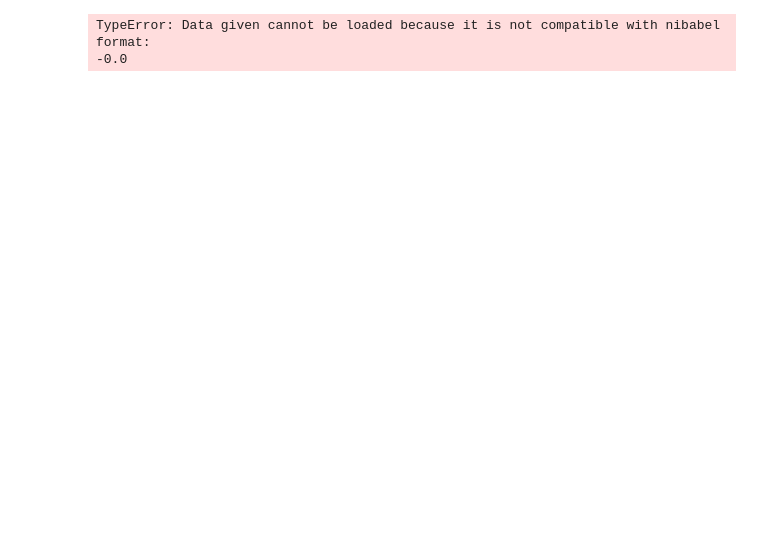
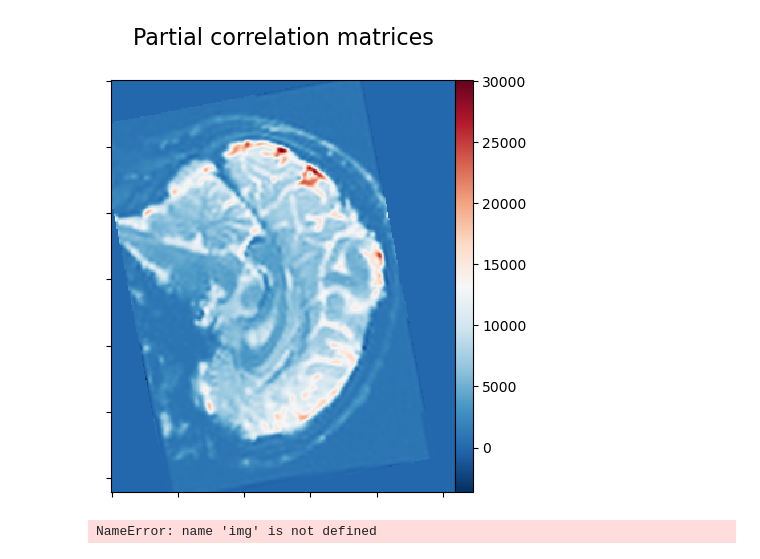
Before and after one commit to Harish-Projects/RSDS_PD, a Jupyter notebook: Visualising.ipynb, the cells around one changed output. Cells and saved outputs as stored; diff of their text form; code cells hidden in the pictures; blank space fills up the shorter version.

```diff
--- a/Visualising.ipynb
+++ b/Visualising.ipynb
@@ -18,0 +165,4 @@ print(Data_slice.shape)
+# %%
+title = "Partial correlation matrices\n"
+display = plotting.plot_matrix(Data_slice, colorbar=True, title=title)
+plotting.show()
@@ -19,8 +171,10 @@ print(Data_slice.shape)
+# %%
+display = plotting.plot_matrix(Dataset[130, :, :, 2], colorbar=True, title=title) # (260, 311, 260, 3)
+plotting.show()
+# %% [output]
+[figure, added]
 # %%
-plotting.plot_glass_brain(Data_slice, threshold=3)
+img_sliced = img.slicer()
+plotting.plot_stat_map(img[0], threshold=3)
+# %% [output]
+NameError: name 'img' is not defined
-# %%
-first_Dataset = image.index_img(Dataset, 0)
-print(first_Dataset.shape)
-# %% [output]
-TypeError: Data given cannot be loaded because it is not compatible with nibabel format:
--0.0
```
Also changed, not shown: parts of 26 cells of this notebook.
